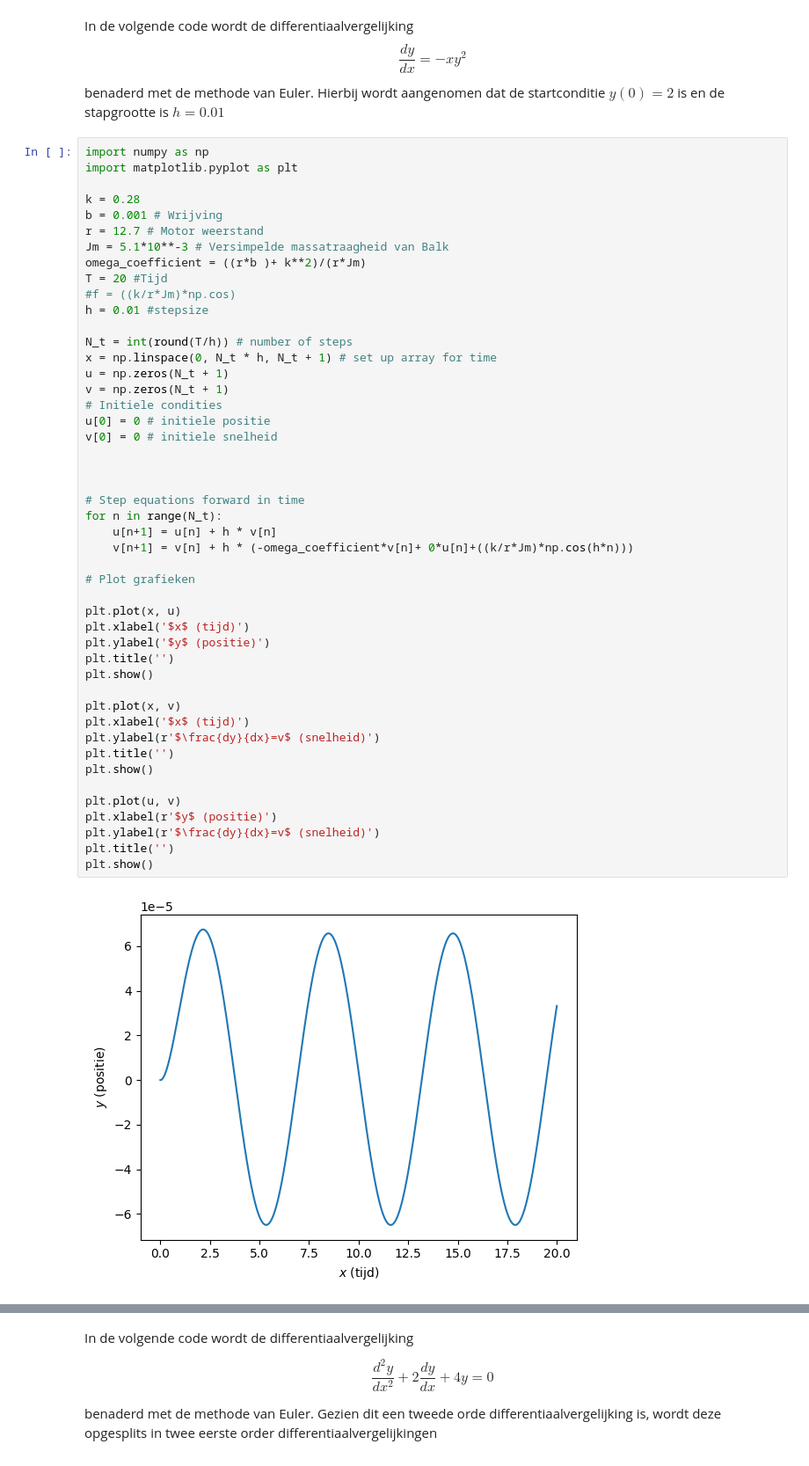
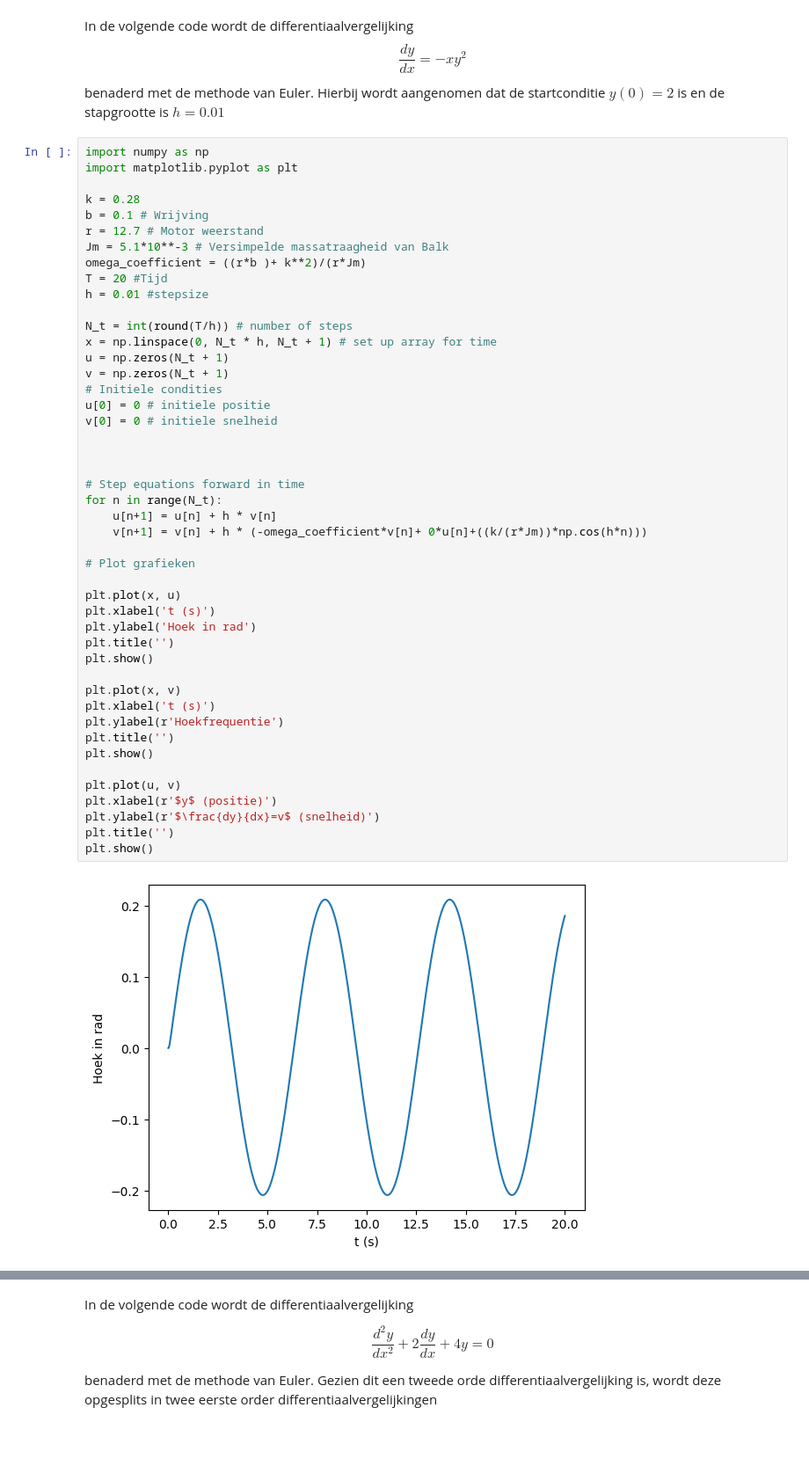
Before and after one commit to TijnAltenaAO/PID, a Jupyter notebook: Tijddomein Ballbeam.ipynb, the cells around one changed output, grey strips where cells are left out. Shown at 88% size. Drawn from its saved outputs; the diff is of its cells as text; blank space fills up the shorter version.

```diff
--- a/Tijddomein Ballbeam.ipynb
+++ b/Tijddomein Ballbeam.ipynb
@@ -7,47 +7,46 @@ import numpy as np
 import matplotlib.pyplot as plt
 
 k = 0.28
-b = 0.001 # Wrijving
+b = 0.1 # Wrijving
 r = 12.7 # Motor weerstand
 Jm = 5.1*10**-3 # Versimpelde massatraagheid van Balk
 omega_coefficient = ((r*b )+ k**2)/(r*Jm)
 T = 20 #Tijd
-#f = ((k/r*Jm)*np.cos)
 h = 0.01 #stepsize
 
 N_t = int(round(T/h)) # number of steps
 x = np.linspace(0, N_t * h, N_t + 1) # set up array for time
 u = np.zeros(N_t + 1)
 v = np.zeros(N_t + 1)
 # Initiele condities
 u[0] = 0 # initiele positie
 v[0] = 0 # initiele snelheid
 
 
 
 # Step equations forward in time
 for n in range(N_t):
     u[n+1] = u[n] + h * v[n]
-    v[n+1] = v[n] + h * (-omega_coefficient*v[n]+ 0*u[n]+((k/r*Jm)*np.cos(h*n)))
+    v[n+1] = v[n] + h * (-omega_coefficient*v[n]+ 0*u[n]+((k/(r*Jm))*np.cos(h*n)))
 
 # Plot grafieken
 
 plt.plot(x, u)
-plt.xlabel('$x$ (tijd)')
-plt.ylabel('$y$ (positie)')
+plt.xlabel('t (s)')
+plt.ylabel('Hoek in rad')
 plt.title('')
 plt.show()
 
 plt.plot(x, v)
-plt.xlabel('$x$ (tijd)')
-plt.ylabel(r'$\frac{dy}{dx}=v$ (snelheid)')
+plt.xlabel('t (s)')
+plt.ylabel(r'Hoekfrequentie')
 plt.title('')
 plt.show()
 
 plt.plot(u, v)
 plt.xlabel(r'$y$ (positie)')
 plt.ylabel(r'$\frac{dy}{dx}=v$ (snelheid)')
 plt.title('')
 plt.show()
 # %% [output]
-[figure, old version]
+[figure, new version]
```
Also changed, not shown: parts of 1 cell of this notebook.
